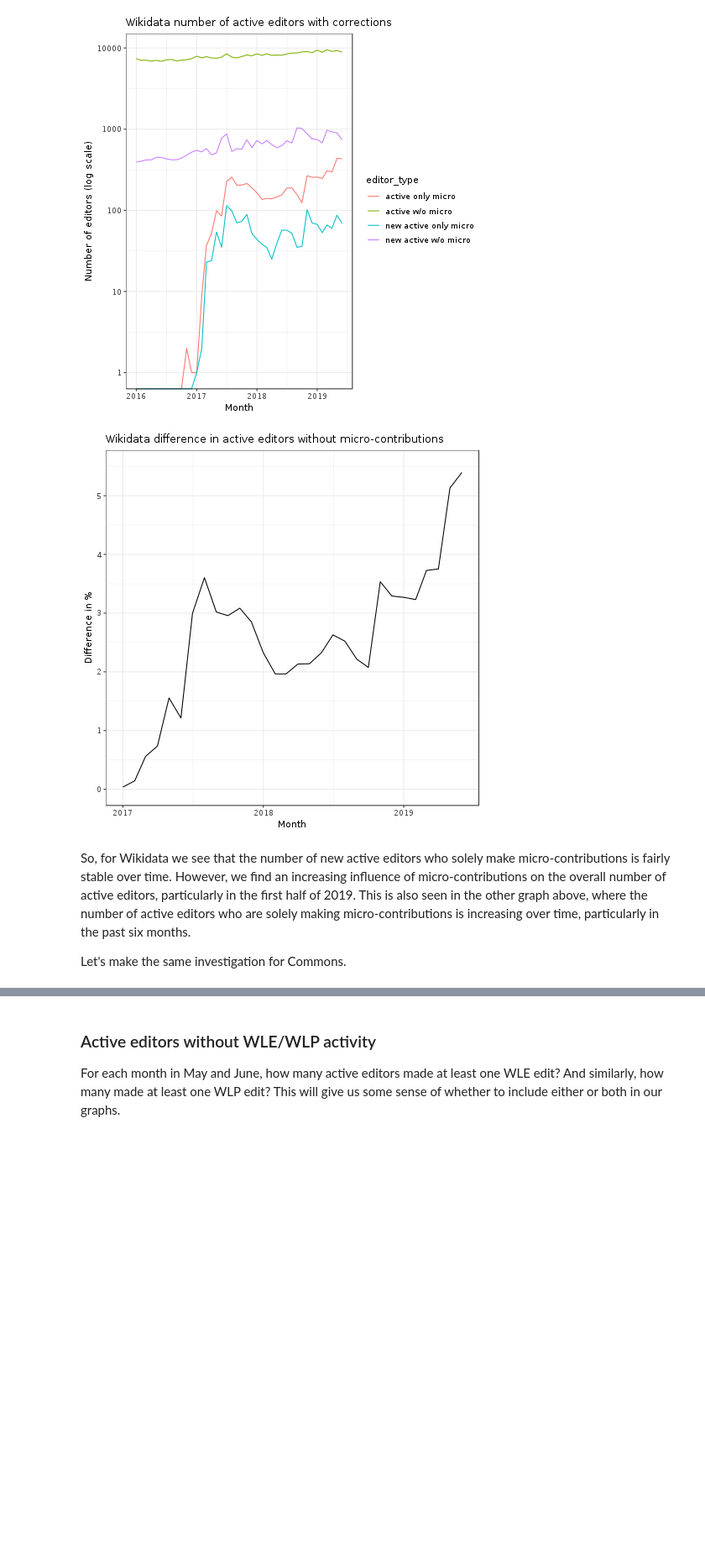
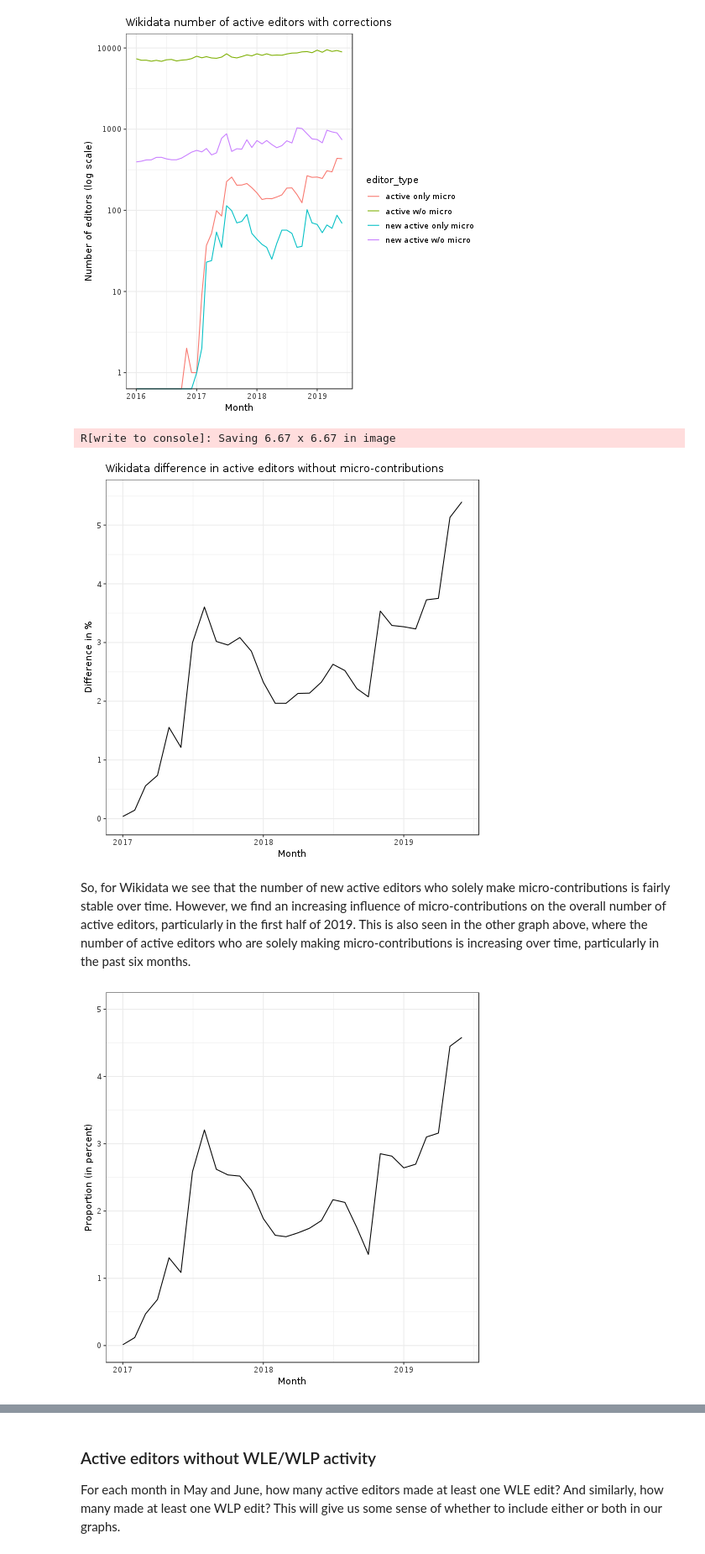
Before and after one commit to nettrom/Product-microcontributions-2019, a Jupyter notebook: active_editors.ipynb, the cells around one changed output, grey strips where cells are left out. Shown: that part at 84% size. Saved outputs shown, nothing was run; the diff lists cells and outputs as text; code cells hidden in the pictures; blank space fills up the shorter version.

Commit message:
Add visualizations
Adds graphs and code to save them.

```diff
--- a/active_editors.ipynb
+++ b/active_editors.ipynb
@@ -396,12 +398,16 @@ wd_both[, n_diff := n_active - n_active_nomicro]
 wd_both[, prop_diff := 100 * n_diff / n_active]
 wd_both[, log_month := as.Date(log_month)]
 
-ggplot(wd_both[log_month >= as.Date('2017-01-01')],
+g = ggplot(wd_both[log_month >= as.Date('2017-01-01')],c
        aes(x = log_month, y = prop_diff)) +
 theme_bw() +
 scale_y_continuous("Difference in %", lim = c(0, 5.5), breaks = c(0:5)) +
 scale_x_date("Month") +
 ggtitle("Wikidata difference in active editors without micro-contributions") +
 geom_line()
+
+ggsave(g, file = "graphs/wikidata_diff_active_wo_micro.png")
+g
 # %% [output]
+R[write to console]: Saving 6.67 x 6.67 in image
 [figure]
@@ -408,4 +416,29 @@ geom_line()
 # %% [markdown]
 So, for Wikidata we see that the number of new active editors who solely make micro-contributions is fairly stable over time. However, we find an increasing influence of micro-contributions on the overall number of active editors, particularly in the first half of 2019. This is also seen in the other graph above, where the number of active editors who are solely making micro-contributions is increasing over time, particularly in the past six months.
-
-Let's make the same investigation for Commons.
+# %%
+%%R -i wd_active_stats,wd_corrected_stats
+
+## Merge the two and calculate the proportion of editors who _only_ make micro-contributions,
+## then plot that.
+
+wd_active_stats = data.table(wd_active_stats)
+wd_corrected_stats = data.table(wd_corrected_stats)
+
+wd_both = merge(wd_active_stats[editor_type == 'active', list(log_month, n_active = n)],
+                wd_corrected_stats[editor_type == 'active only micro', list(log_month, n_active_micro = n)],
+                by = 'log_month')
+wd_both[, prop_micro := 100 * n_active_micro / n_active]
+wd_both[, log_month := as.Date(log_month)]
+
+g = ggplot(wd_both[log_month >= as.Date('2017-01-01')],
+           aes(x = log_month, y = prop_micro)) +
+theme_bw() +
+scale_y_continuous("Proportion (in percent)", lim = c(0, 5), breaks = c(0:10)) +
+scale_x_date("Month", date_breaks = "1 year", date_labels = "%Y") +
+geom_line()
+
+ggsave(plot = g, file = "graphs/wikidata_prop_active_only_microcontributions.png",
+       width = 8, height = 6, units = "in", dpi = "retina")
+g
+# %% [output]
+[figure, added]
```
Also changed, not shown: parts of 13 cells of this notebook, 3 other files.
